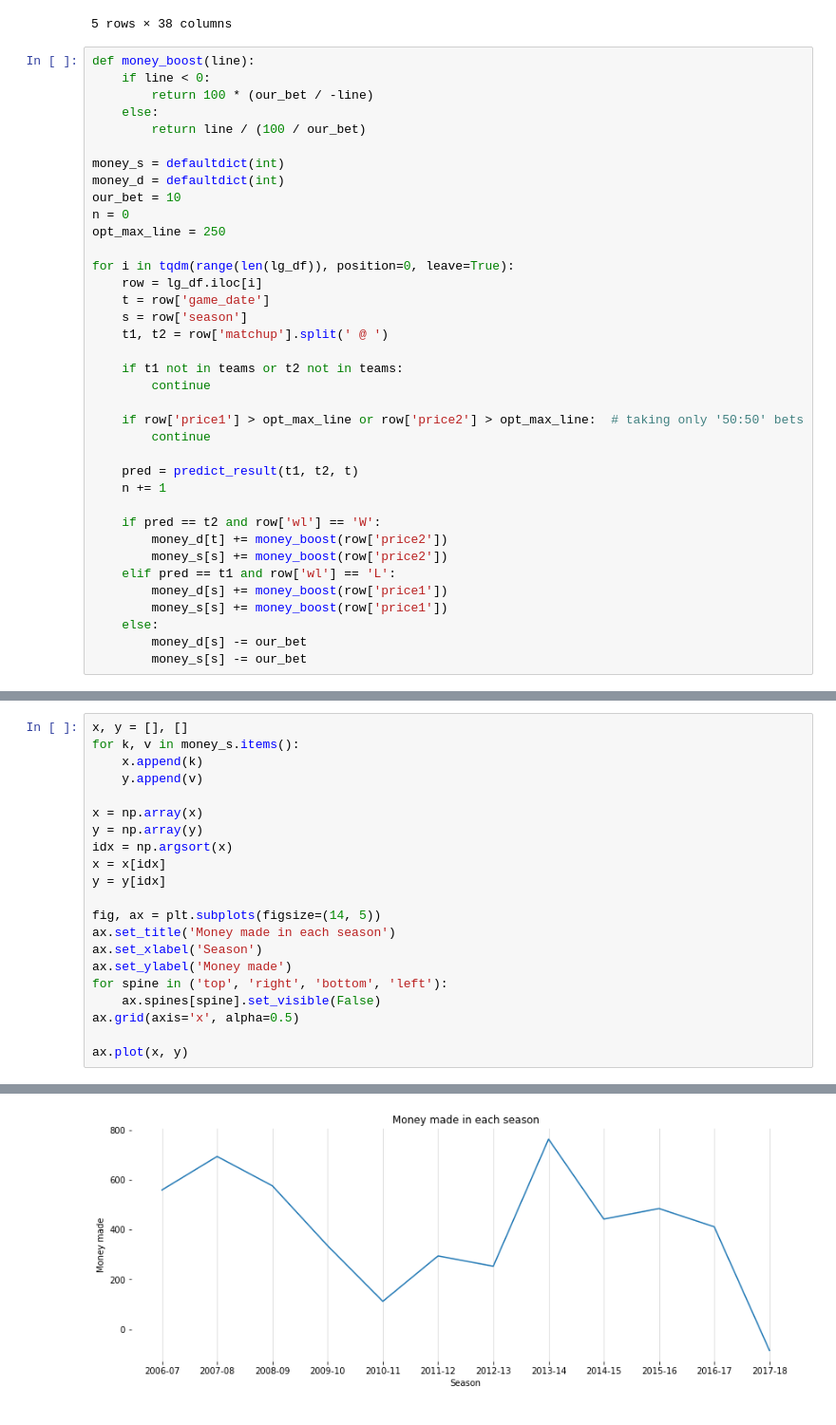
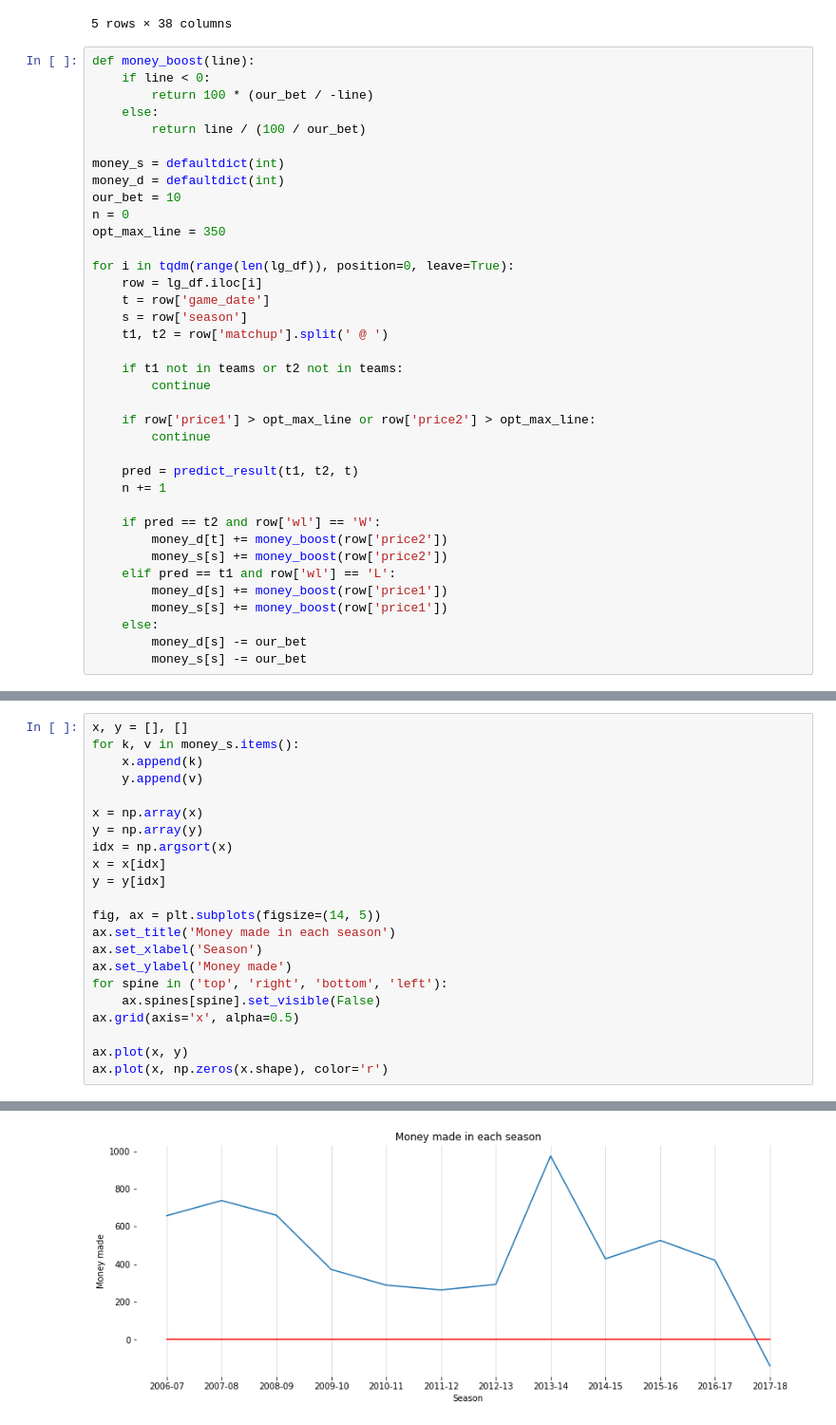
Before and after one commit to jgrodzicki/NBA-result-predictor, a Jupyter notebook: main.ipynb, the cells around one changed output, grey strips where cells are left out. Shown at 95% size. Cells and saved outputs as stored; diff of their text form.

```diff
--- a/main.ipynb
+++ b/main.ipynb
@@ -223,7 +223,7 @@ money_s = defaultdict(int)
 money_d = defaultdict(int)
 our_bet = 10
 n = 0
-opt_max_line = 250
+opt_max_line = 350
 
 for i in tqdm(range(len(lg_df)), position=0, leave=True):
     row = lg_df.iloc[i]
@@ -234,7 +234,7 @@ for i in tqdm(range(len(lg_df)), position=0, leave=True):
     if t1 not in teams or t2 not in teams:
         continue
 
-    if row['price1'] > opt_max_line or row['price2'] > opt_max_line:  # taking only '50:50' bets
+    if row['price1'] > opt_max_line or row['price2'] > opt_max_line:
         continue
 
     pred = predict_result(t1, t2, t)
@@ -262,24 +262,25 @@ Average money made in a season: 403.2376985574799
 # %%
 x, y = [], []
 for k, v in money_s.items():
     x.append(k)
     y.append(v)
 
 x = np.array(x)
 y = np.array(y)
 idx = np.argsort(x)
 x = x[idx]
 y = y[idx]
 
 fig, ax = plt.subplots(figsize=(14, 5))
 ax.set_title('Money made in each season')
 ax.set_xlabel('Season')
 ax.set_ylabel('Money made')
 for spine in ('top', 'right', 'bottom', 'left'):
     ax.spines[spine].set_visible(False)
 ax.grid(axis='x', alpha=0.5)
 
 ax.plot(x, y)
+ax.plot(x, np.zeros(x.shape), color='r')
 # %% [output]
 [<matplotlib.lines.Line2D at 0x...>]
-[figure, old version]
+[figure, new version]
```
Also changed, not shown: parts of 2 cells of this notebook.
